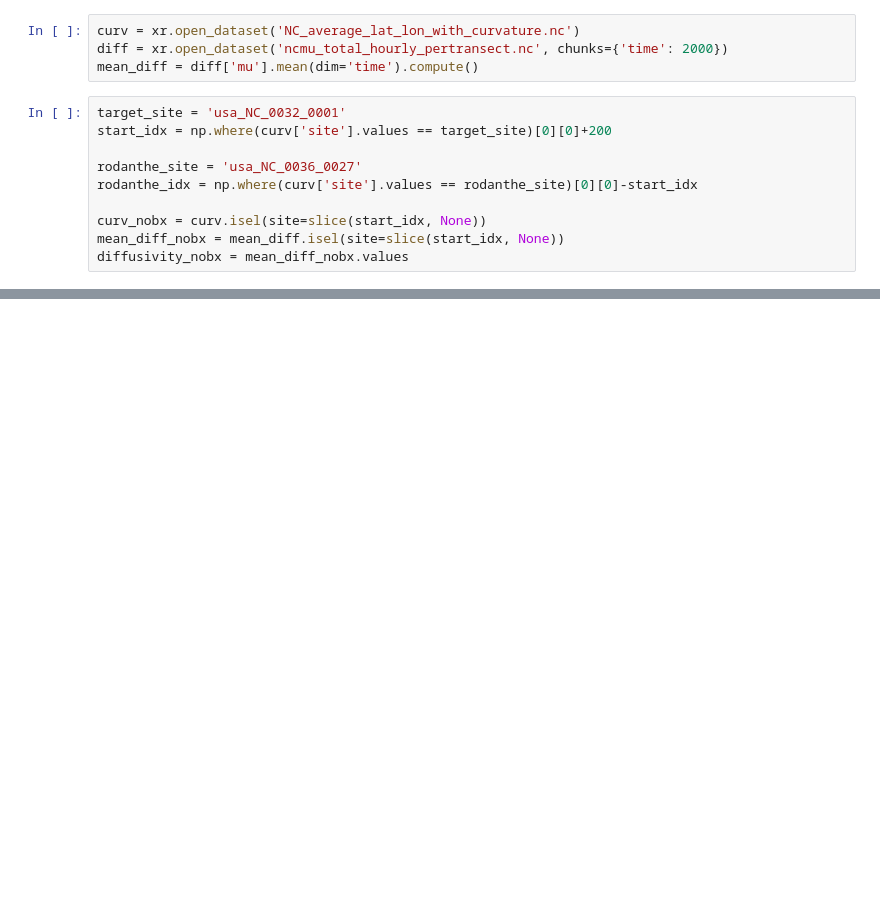
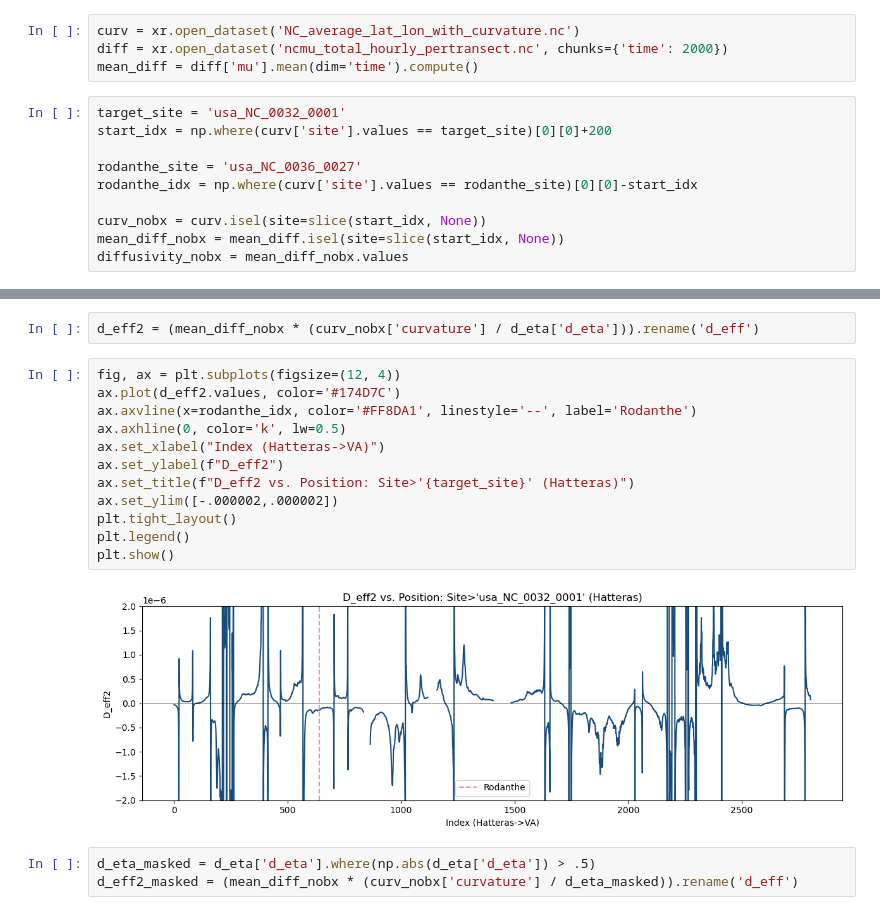
Before and after one commit to acdealy/coastal_diffusion_qs, a Jupyter notebook: calculate_d_eff.ipynb, the cells around one changed output, grey strips where cells are left out. Saved outputs shown, nothing was run; the diff lists cells and outputs as text; blank space fills up the shorter version.

```diff
--- a/calculate_d_eff.ipynb
+++ b/calculate_d_eff.ipynb
@@ -191,0 +156,19 @@ plt.show()
+# %%
+d_eff2 = (mean_diff_nobx * (curv_nobx['curvature'] / d_eta['d_eta'])).rename('d_eff')
+# %%
+fig, ax = plt.subplots(figsize=(12, 4))
+ax.plot(d_eff2.values, color='#174D7C')
+ax.axvline(x=rodanthe_idx, color='#FF8DA1', linestyle='--', label='Rodanthe')
+ax.axhline(0, color='k', lw=0.5)
+ax.set_xlabel("Index (Hatteras->VA)")
+ax.set_ylabel(f"D_eff2")
+ax.set_title(f"D_eff2 vs. Position: Site>'{target_site}' (Hatteras)")
+ax.set_ylim([-.000002,.000002])
+plt.tight_layout()
+plt.legend()
+plt.show()
+# %% [output]
+[figure, added]
+# %%
+d_eta_masked = d_eta['d_eta'].where(np.abs(d_eta['d_eta']) > .5)
+d_eff2_masked = (mean_diff_nobx * (curv_nobx['curvature'] / d_eta_masked)).rename('d_eff')
```
Also changed, not shown: parts of 12 cells of this notebook, 1 other file.
